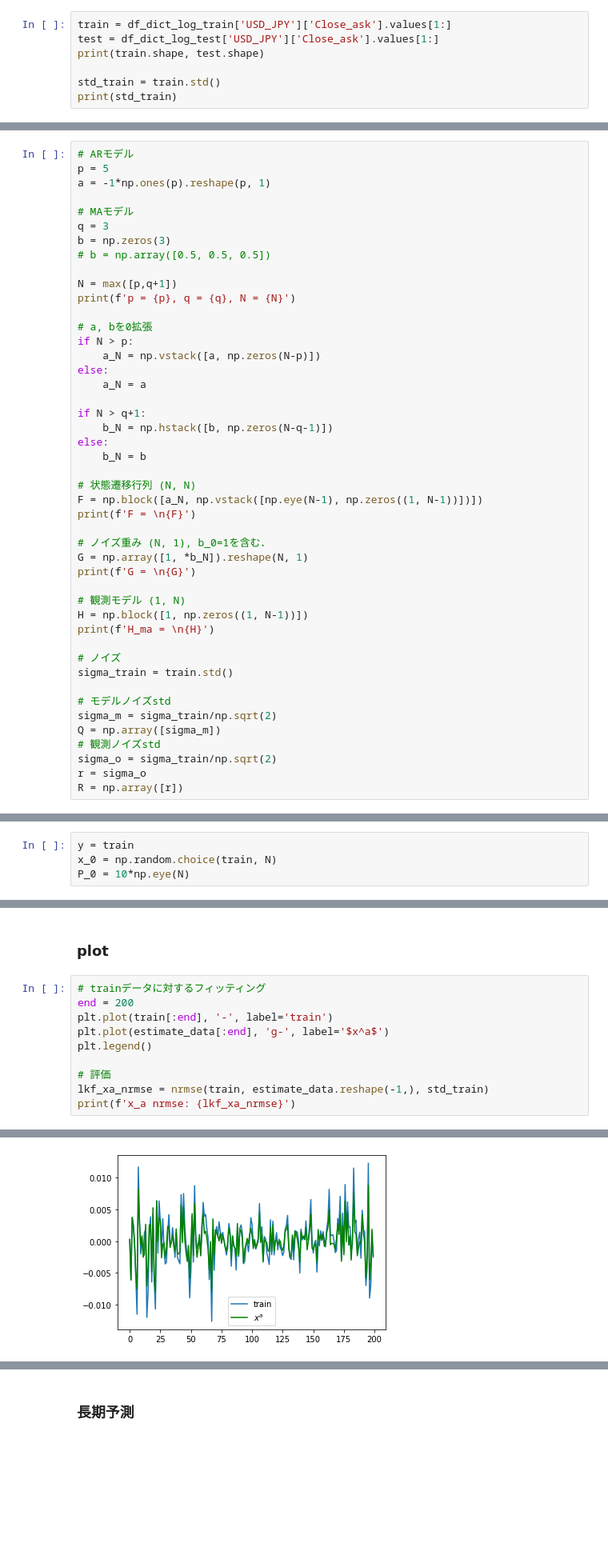
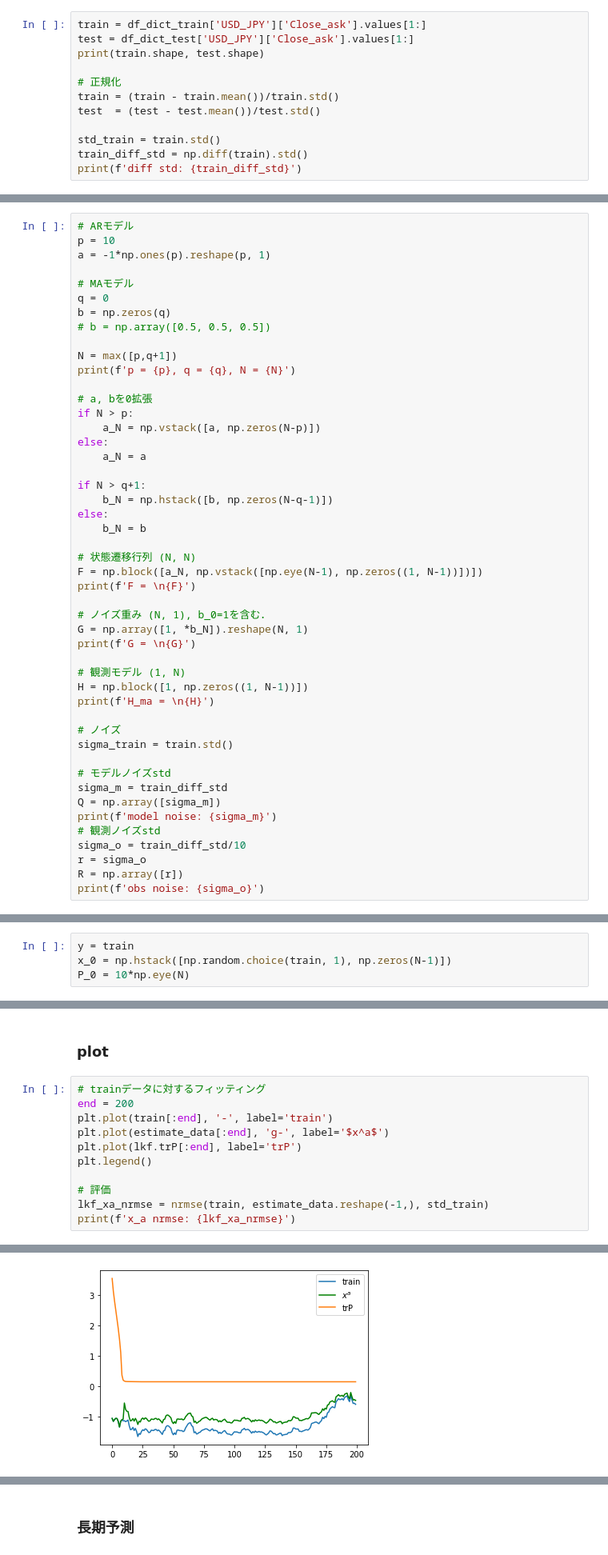
Before and after one commit to KotaTakeda/fx_time_series_analysis, a Jupyter notebook: forecast/arma_to_fx.ipynb, the cells around one changed output, grey strips where cells are left out. Shown at 80% size. Drawn from its saved outputs; the diff is of its cells as text; blank space fills up the shorter version.

```diff
--- a/forecast/arma_to_fx.ipynb
+++ b/forecast/arma_to_fx.ipynb
@@ -67,9 +40,14 @@ df_dict_log_test['USD_JPY']
 # %%
-train = df_dict_log_train['USD_JPY']['Close_ask'].values[1:]
-test = df_dict_log_test['USD_JPY']['Close_ask'].values[1:]
+train = df_dict_train['USD_JPY']['Close_ask'].values[1:]
+test = df_dict_test['USD_JPY']['Close_ask'].values[1:]
 print(train.shape, test.shape)
 
+# 正規化
+train = (train - train.mean())/train.std()
+test  = (test - test.mean())/test.std()
+
 std_train = train.std()
-print(std_train)
+train_diff_std = np.diff(train).std()
+print(f'diff std: {train_diff_std}')
 # %% [output]
 (1297,) (274,)
@@ -104,12 +82,12 @@ def generate_obs_data(H, r, series, noise=True):
     return obs
 # %%
 # ARモデル
-p = 5
+p = 10
 a = -1*np.ones(p).reshape(p, 1)
 
 # MAモデル
-q = 3
-b = np.zeros(3)
+q = 0
+b = np.zeros(q)
 # b = np.array([0.5, 0.5, 0.5])
 
 N = max([p,q+1])
@@ -142,10 +120,12 @@ print(f'H_ma = \n{H}')
 sigma_train = train.std()
 
 # モデルノイズstd
-sigma_m = sigma_train/np.sqrt(2)
+sigma_m = train_diff_std
 Q = np.array([sigma_m])
+print(f'model noise: {sigma_m}')
 # 観測ノイズstd
-sigma_o = sigma_train/np.sqrt(2)
+sigma_o = train_diff_std/10
 r = sigma_o
 R = np.array([r])
+print(f'obs noise: {sigma_o}')
 # %% [output]
@@ -168,7 +150,7 @@ H_ma =
 ## LKF
 # %%
 y = train
-x_0 = np.random.choice(train, N)
+x_0 = np.hstack([np.random.choice(train, 1), np.zeros(N-1)])
 P_0 = 10*np.eye(N)
 # %%
 # 推定
@@ -183,6 +165,7 @@ step_f_data = (H@(np.array(lkf.x_f_history)).T).T
 end = 200
 plt.plot(train[:end], '-', label='train')
 plt.plot(estimate_data[:end], 'g-', label='$x^a$')
+plt.plot(lkf.trP[:end], label='trP')
 plt.legend()
 
 # 評価
@@ -193,4 +176,4 @@ x_a nrmse: 0.3998723635544815
-[figure, old version]
+[figure, new version]
 # %%
 # 1step後の予測
 plt.plot(train[:end], '-', label='train')
```
Also changed, not shown: parts of 13 cells of this notebook, 2 other files.
